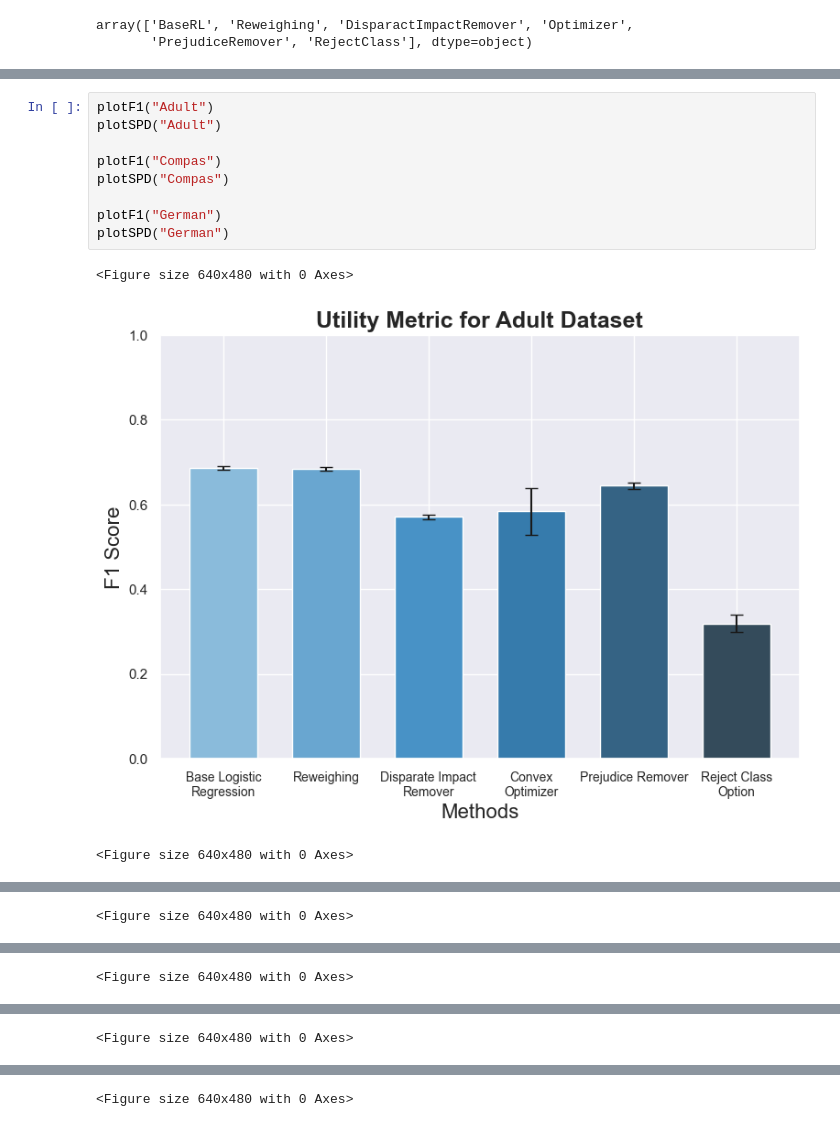
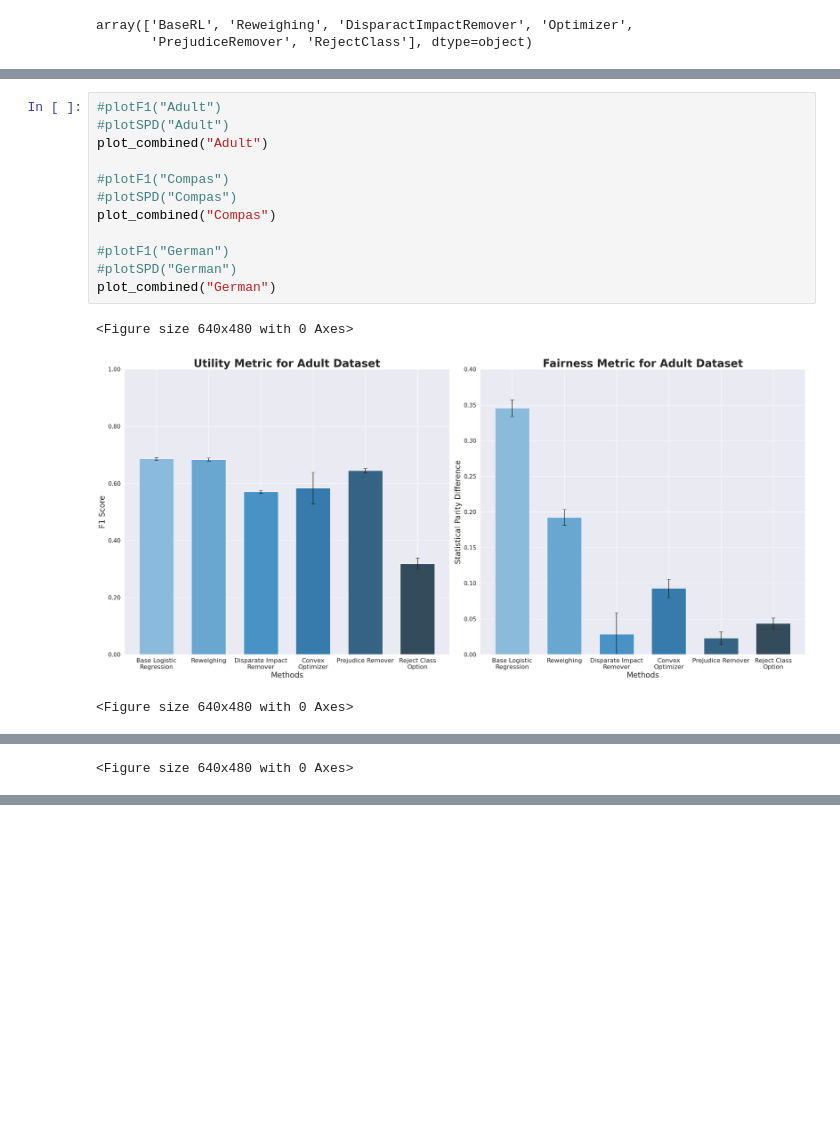
Before and after one commit to murilovpinheiro/Artigo-novo, a Jupyter notebook: graficos.ipynb, the cells around one changed output, grey strips where cells are left out. Saved outputs shown, nothing was run; the diff lists cells and outputs as text; blank space fills up the shorter version.

```diff
--- a/graficos.ipynb
+++ b/graficos.ipynb
@@ -833,13 +165,16 @@ def plotSPD(data_name):
 # %%
-plotF1("Adult")
-plotSPD("Adult")
+#plotF1("Adult")
+#plotSPD("Adult")
+plot_combined("Adult")
 
-plotF1("Compas")
-plotSPD("Compas")
+#plotF1("Compas")
+#plotSPD("Compas")
+plot_combined("Compas")
 
-plotF1("German")
-plotSPD("German")
+#plotF1("German")
+#plotSPD("German")
+plot_combined("German")
 # %% [output]
 <Figure size 640x480 with 0 Axes>
-[figure, old version]
+[figure, new version]
 <Figure size 640x480 with 0 Axes>
@@ -849 +183,0 @@ plotSPD("German")
-<Figure size 640x480 with 0 Axes>
@@ -851 +183,0 @@ plotSPD("German")
-<Figure size 640x480 with 0 Axes>
@@ -853 +183,0 @@ plotSPD("German")
-<Figure size 640x480 with 0 Axes>
```
Also changed, not shown: parts of 16 cells of this notebook, 9 other files.
